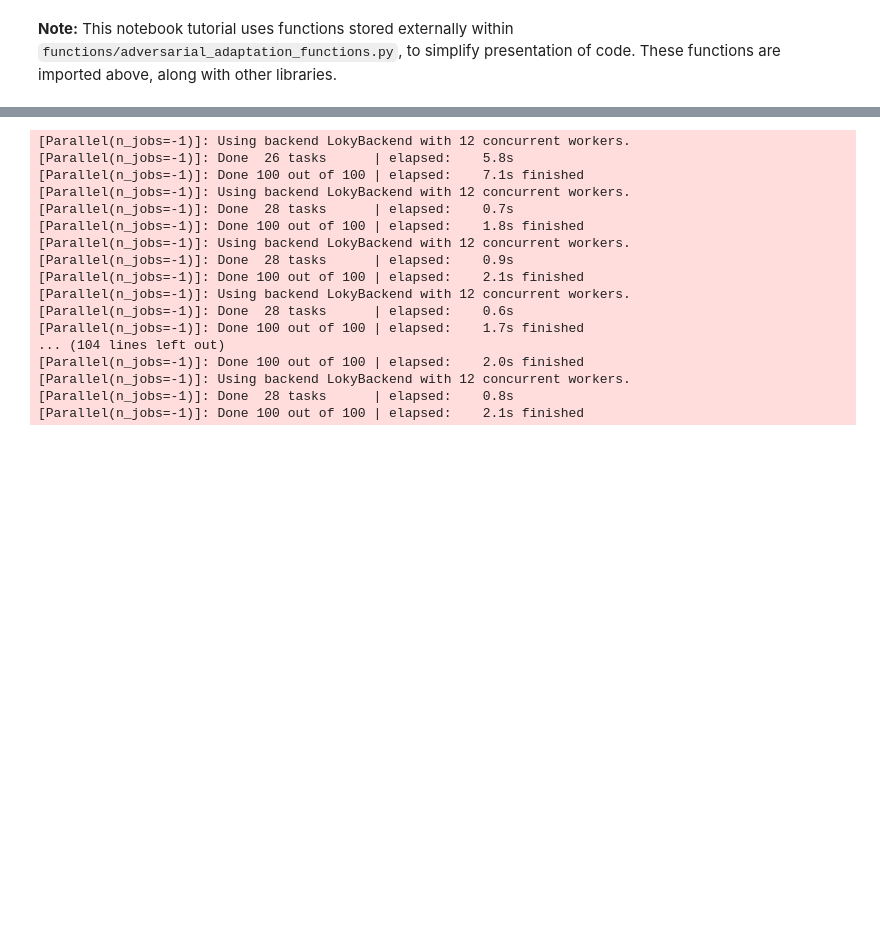
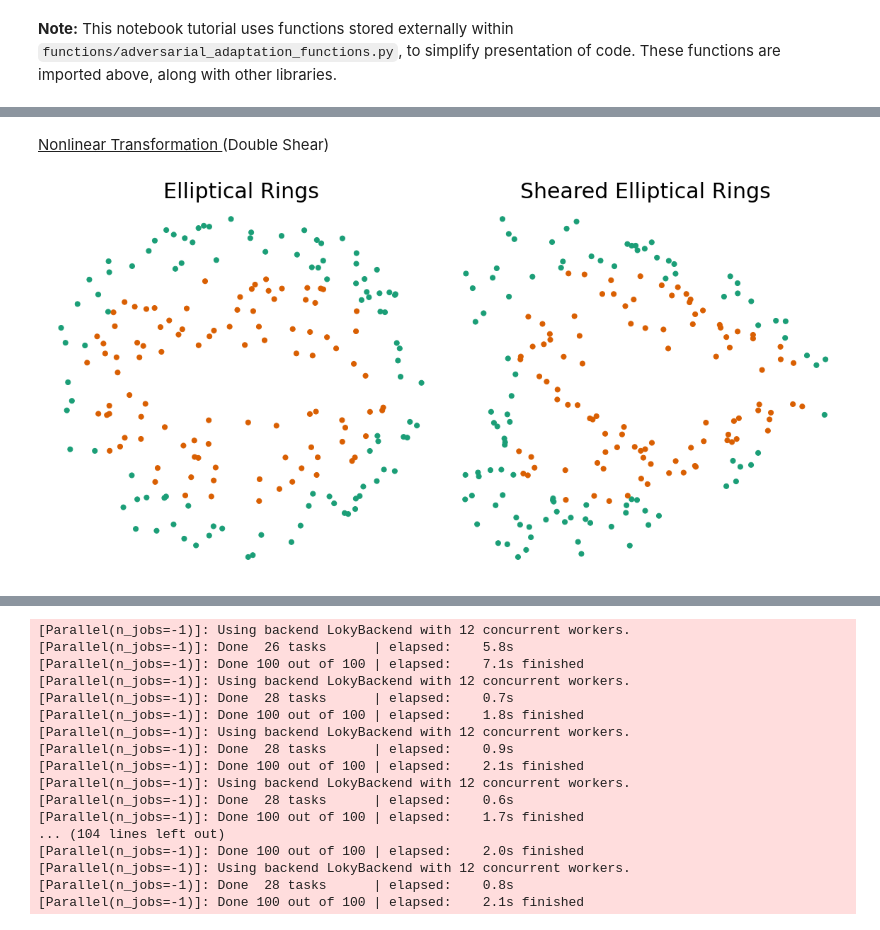
Before and after one commit to williamrxu/ndd-workspace, a Jupyter notebook: adversarial_adaptation_tutorial.ipynb, the cells around one changed output, grey strips where cells are left out. Saved outputs shown, nothing was run; the diff lists cells and outputs as text; code cells hidden in the pictures; blank space fills up the shorter version.

```diff
--- a/adversarial_adaptation_tutorial.ipynb
+++ b/adversarial_adaptation_tutorial.ipynb
@@ -76,0 +122,6 @@ fn.view_txor()
+# %% [markdown]
+<u> Nonlinear Transformation </u> (Double Shear)
+# %%
+fn.view_ssEllip()
+# %% [output]
+[figure, added]
```
Also changed, not shown: parts of 23 cells of this notebook.
